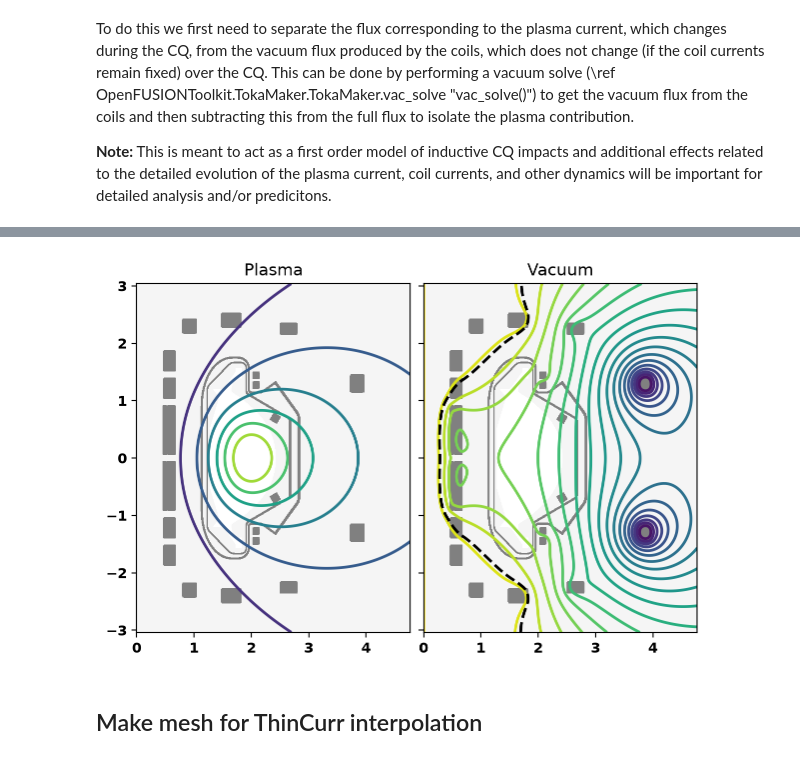
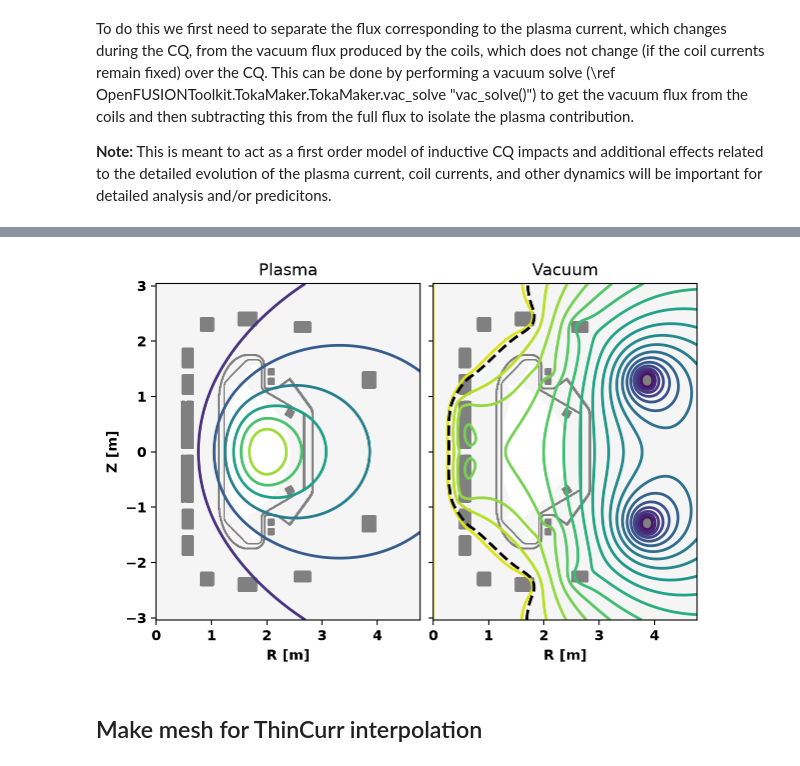
Before and after one commit to OpenFUSIONToolkit/OpenFUSIONToolkit-Tutorials, a Jupyter notebook: MiRACL-2026/TokaMaker-disruption_forces.ipynb, the cells around one changed output, grey strips where cells are left out. Saved outputs shown, nothing was run; the diff lists cells and outputs as text; code cells hidden in the pictures.

```diff
--- a/MiRACL-2026/TokaMaker-disruption_forces.ipynb
+++ b/MiRACL-2026/TokaMaker-disruption_forces.ipynb
@@ -79,8 +92,5 @@ from OpenFUSIONToolkit.TokaMaker.util import read_eqdsk, compute_forces_componen
 # %%
-if on_google_colab:
-    myOFT = OFT_env(nthreads=1)
-else:
-    myOFT = OFT_env(nthreads=2)
+myOFT = OFT_env(nthreads=2)
 # %% [output]
 #----------------------------------------------
              ____  ____________
@@ -103,0 +183,22 @@ Now we compute the same equilibrium as in \ref doc_tMaker_ITER_ex2.
+# %%
+# Set F*F' and P' profiles
+ffprim = eqdsk['ffprim']
+pprime = eqdsk['pprime']
+
+psi_eqdsk = np.linspace(0.0,1.0,np.size(ffprim))
+psi_sample = np.linspace(0.0,1.0,50)
+
+ffp_prof = {'type': 'linterp', 'y': np.interp(psi_sample,psi_eqdsk,ffprim), 'x': psi_sample}
+pp_prof={'type': 'linterp', 'y': np.interp(psi_sample,psi_eqdsk,pprime), 'x': psi_sample}
+
+# Plot F*F' and P'
+fig, ax = plt.subplots(2,1,sharex=True)
+ax[0].plot(ffp_prof['x'],ffp_prof['y'])
+ax[0].set_ylabel("FF'")
+ax[1].plot(pp_prof['x'],pp_prof['y'])
+ax[1].set_ylabel("P'")
+ax[-1].set_xlabel(r"$\hat{\psi}$")
+ax[-1].set_xlim(0.0,1.0)
+ax[-1].set_ylim(bottom=0.0)
+
+mygs.set_profiles(ffp_prof=ffp_prof,pp_prof=pp_prof)
@@ -232,16 +406,19 @@ To do this we first need to separate the flux corresponding to the plasma curren
 
 **Note:** This is meant to act as a first order model of inductive CQ impacts and additional effects related to the detailed evolution of the plasma current, coil currents, and other dynamics will be important for detailed analysis and/or predicitons.
 # %%
-psi_full = mygs.get_psi(normalized=False)
-coil_currents, _ = mygs.get_coil_currents()
+# Compute plasma current-associate flux
 Jphi_plasma = mygs.calc_jtor_plasma()
 mygs.set_coil_currents()
 eq_plasma = mygs.vac_solve(rhs_source=Jphi_plasma)
 psi_plasma = eq_plasma.get_psi(normalized=False)
-psi_vac = psi_full-psi_plasma
+
+# Compute coil vacuum flux
 mygs.set_coil_currents(coil_currents)
 eq_coils = mygs.vac_solve()
 psi_coils = eq_coils.get_psi(normalized=False)
+
+# Compute components
+psi_vac = psi_full - psi_plasma
 psi_eddy = psi_vac - psi_coils
 
 # Plot isolated plasma flux
@@ -252,6 +429,9 @@ ax[0].set_title('Plasma')
 mygs.plot_machine(fig,ax[1],coil_colormap=None,limiter_color=None)
 mygs.plot_psi(fig,ax[1],psi=psi_vac,normalized=False,plasma_nlevels=20,vacuum_levels=None,xpoint_color=None,opoint_color=None)
 mygs.plot_psi(fig,ax[1],psi=psi_vac,normalized=False,plasma_levels=[psi_lim],plasma_color='k',vacuum_levels=None,xpoint_color=None,opoint_color=None)
-_ = ax[1].set_title('Vacuum')
+ax[1].set_title('Vacuum')
+ax[0].set_ylabel('Z [m]')
+ax[0].set_xlabel('R [m]')
+_ = ax[-1].set_xlabel('R [m]')
 # %% [output]
 Starting CG solver
@@ -269,6 +449,6 @@ Starting CG solver
    1  3.5401E+05
    1  3.4074E+06
-[figure, old version]
+[figure, new version]
 # %% [markdown]
 ## Make mesh for ThinCurr interpolation
 # %%
```
Also changed, not shown: parts of 32 cells of this notebook, 3 other files.
